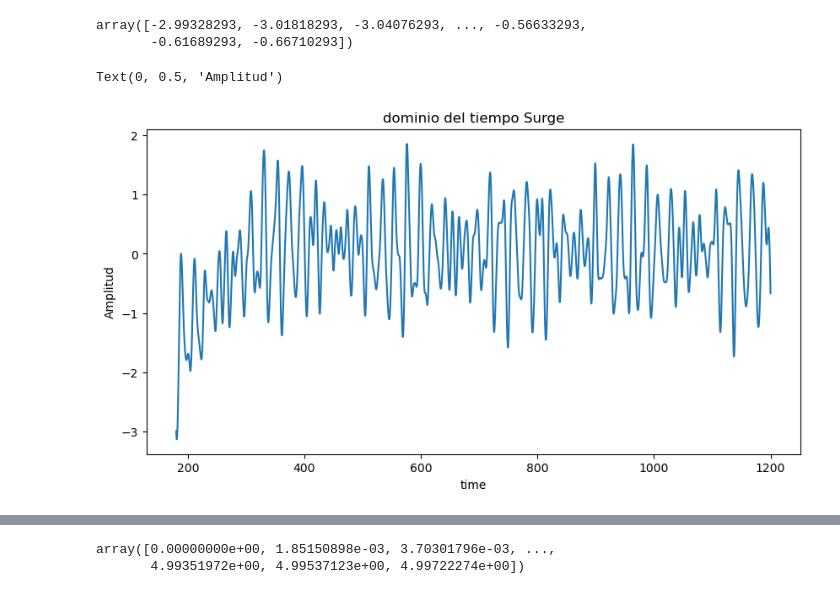
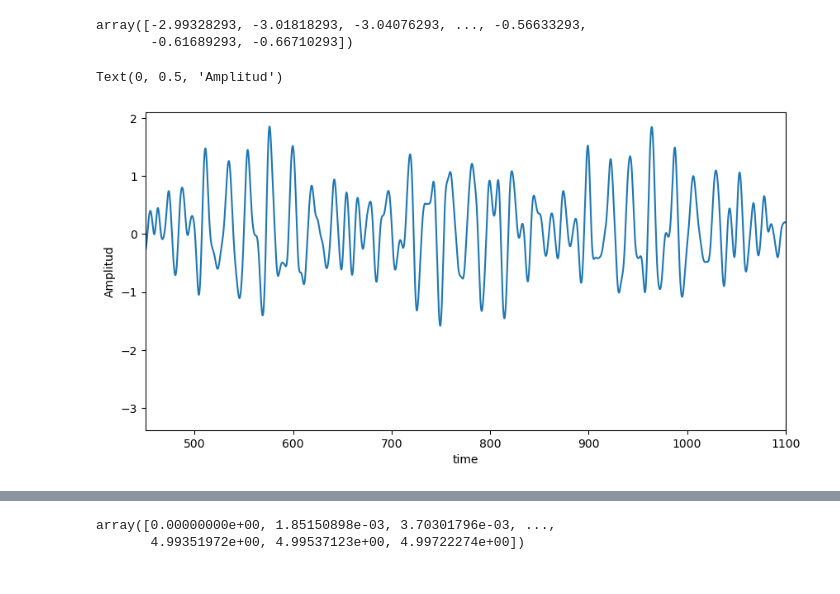
Before and after one commit to arturodmor/Mooring_anomaly_detector, a Jupyter notebook: notebooks/code_approaches/crear_df.ipynb, the cells around one changed output, grey strips where cells are left out. Drawn from its saved outputs; the diff is of its cells as text; code cells hidden in the pictures.

```diff
--- a/notebooks/code_approaches/crear_df.ipynb
+++ b/notebooks/code_approaches/crear_df.ipynb
@@ -80,9 +80,10 @@ array([-2.99328293, -3.01818293, -3.04076293, ..., -0.56633293,
 # %%
 plt.figure(figsize=(10, 5))
 plt.plot(time, mov)
-plt.title('dominio del tiempo Surge')
+#plt.title('dominio del tiempo Surge')
+plt.xlim(450,1100)
 plt.xlabel('time')
 plt.ylabel('Amplitud')
 # %% [output]
 Text(0, 0.5, 'Amplitud')
-[figure, old version]
+[figure, new version]
```
Also changed, not shown: parts of 1 cell of this notebook, 5 other files.
